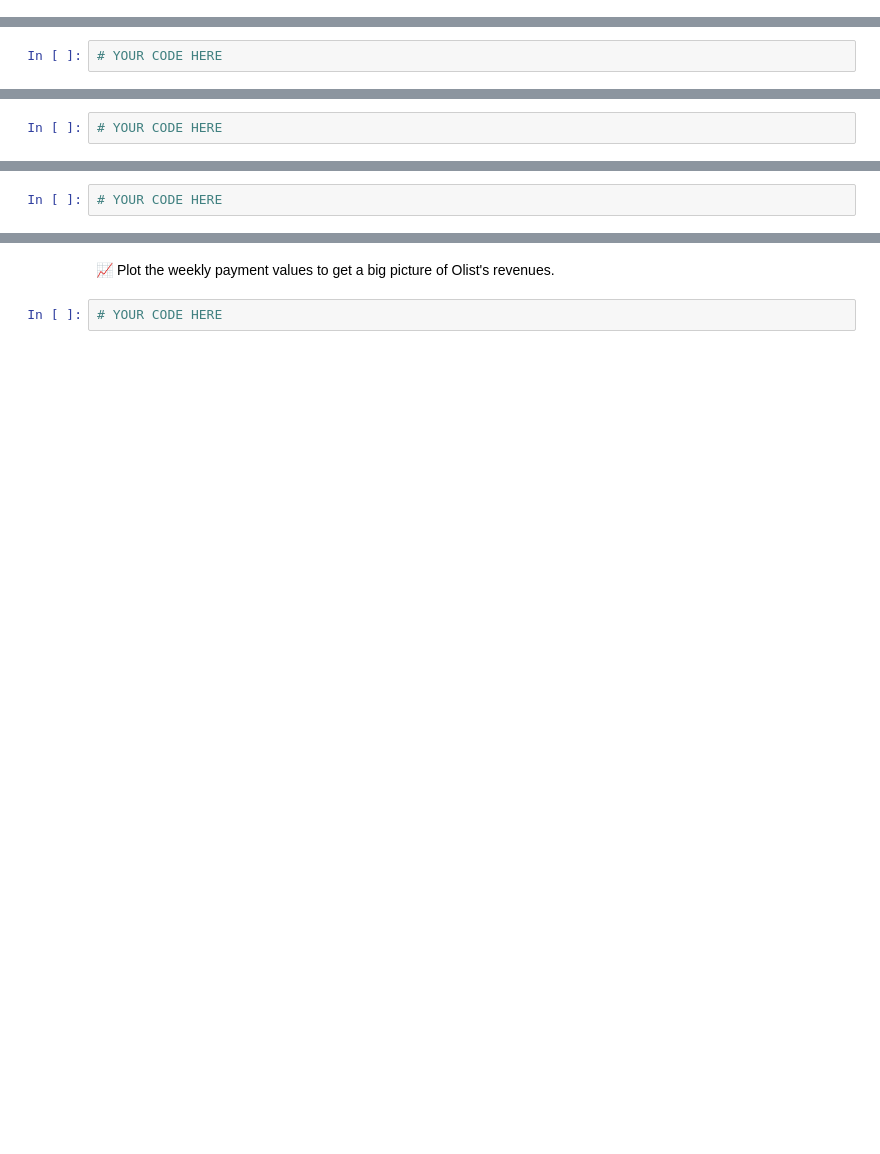
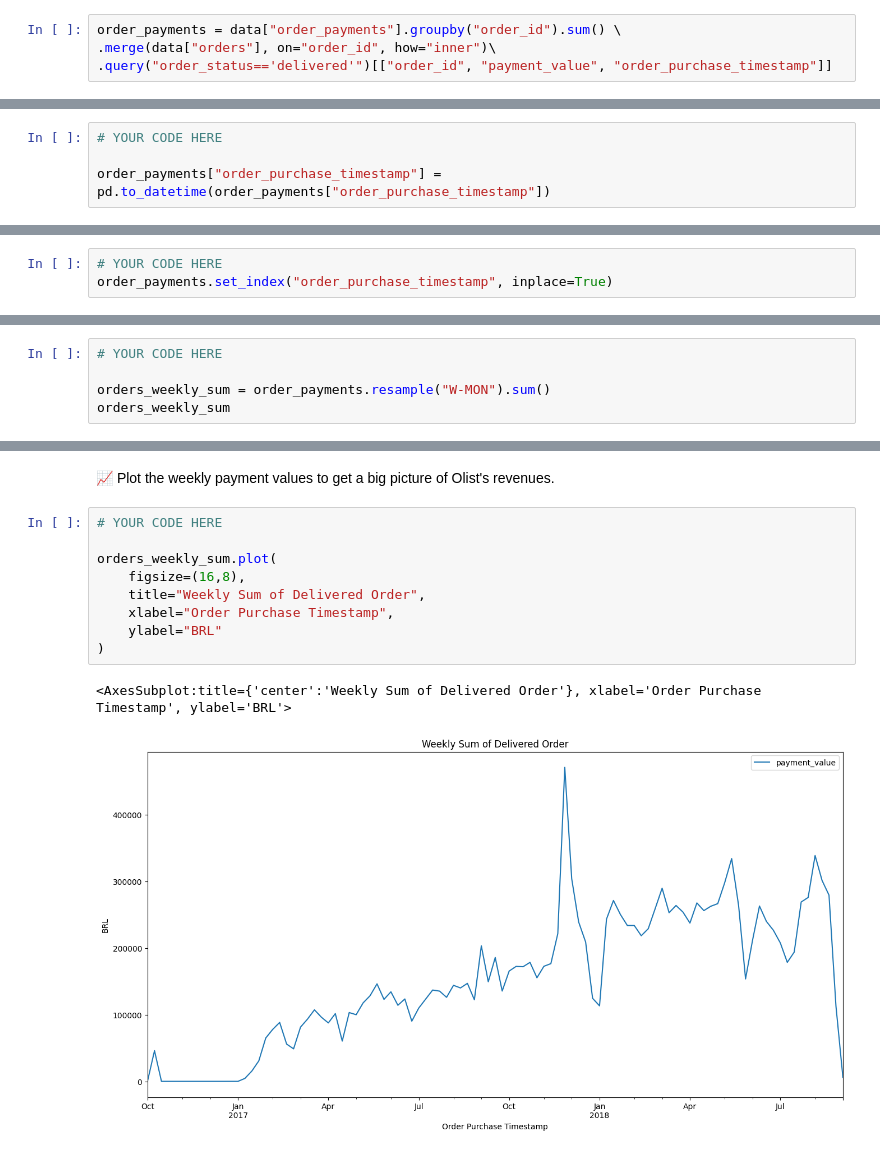
Before and after one commit to erenkiliclar/data-olist_data_metric, a Jupyter notebook: recap_olist_01.ipynb, the cells around one changed output, grey strips where cells are left out. Cells and saved outputs as stored; diff of their text form; blank space fills up the shorter version.

```diff
--- a/recap_olist_01.ipynb
+++ b/recap_olist_01.ipynb
@@ -89,4 +164,10 @@ Olist().get_data().keys()
+# %%
+order_payments = data["order_payments"].groupby("order_id").sum() \
+.merge(data["orders"], on="order_id", how="inner")\
+.query("order_status=='delivered'")[["order_id", "payment_value", "order_purchase_timestamp"]]
 # %% [markdown]
 ⌛️ Do not forget to handle `datetime` properly.
 # %%
 # YOUR CODE HERE
+
+order_payments["order_purchase_timestamp"] = pd.to_datetime(order_payments["order_purchase_timestamp"])
@@ -94,3 +182,4 @@ Olist().get_data().keys()
 👉 Set the `order_purchase_timestamp` as the index
 # %%
 # YOUR CODE HERE
+order_payments.set_index("order_purchase_timestamp", inplace=True)
@@ -98,3 +204,6 @@ Olist().get_data().keys()
 👉 You can now resample this dataset to compute metrics on a weekly basis.
 # %%
 # YOUR CODE HERE
+
+orders_weekly_sum = order_payments.resample("W-MON").sum()
+orders_weekly_sum
@@ -101,4 +225,14 @@ Olist().get_data().keys()
 # %% [markdown]
 📈 Plot the weekly payment values to get a big picture of Olist's revenues.
-# %%
-# YOUR CODE HERE
+# %%
+# YOUR CODE HERE
+
+orders_weekly_sum.plot(
+    figsize=(16,8),
+    title="Weekly Sum of Delivered Order",
+    xlabel="Order Purchase Timestamp",
+    ylabel="BRL"
+)
+# %% [output]
+<AxesSubplot:title={'center':'Weekly Sum of Delivered Order'}, xlabel='Order Purchase Timestamp', ylabel='BRL'>
+[figure, added]
```
Also changed, not shown: parts of 18 cells of this notebook.
